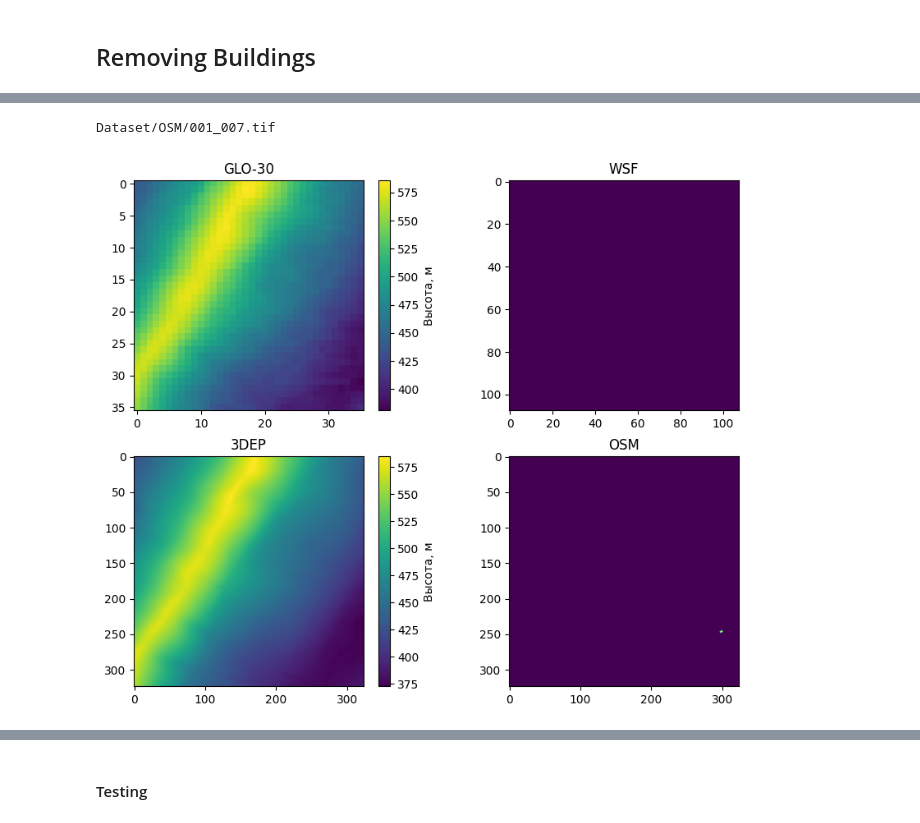
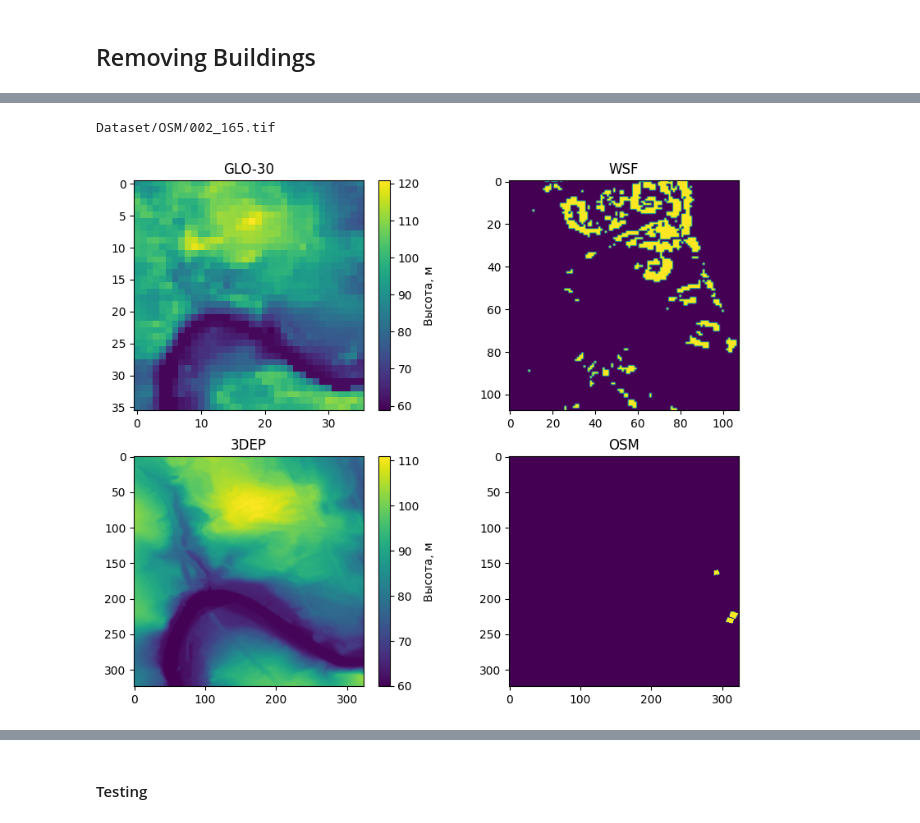
Before and after one commit to 4yvakZ/City-DEM-Superresolution, a Jupyter notebook: DatasetGenerator.ipynb, the cells around one changed output, grey strips where cells are left out. Saved outputs shown, nothing was run; the diff lists cells and outputs as text; code cells hidden in the pictures.

```diff
--- a/DatasetGenerator.ipynb
+++ b/DatasetGenerator.ipynb
@@ -389,39 +391,39 @@ max        0.0     0.000105      1.0      0.0
 # %%
-suffix =  df_buildings["Suffix"].values[30]
+suffix =  df_buildings["Suffix"].values[26]
 path = OUTPUT_DATA_DIR + OSM_DIR + suffix
 osm= read_map(path)
 print(path)
 path = OUTPUT_DATA_DIR + GLO_DIR + suffix
 glo = read_map(path)
 path = OUTPUT_DATA_DIR + WSF_DIR + suffix
 wsf = read_map(path)
 path = OUTPUT_DATA_DIR + DEP_DIR + suffix
 dep = read_map(path)
 
 fig, ax = plt.subplots(figsize=(10, 8))
 ax.remove()
 ax = plt.subplot(2, 2, 1)
 plt.imshow(glo)
 im = ax.get_images()[0]
 cb = fig.colorbar(im, ax=ax)
 cb.set_label('Высота, м')
 plt.title("GLO-30")
 plt.subplot(2, 2, 2)
 plt.imshow(wsf)
 plt.title("WSF")
 plt.subplot(2, 2, 4)
 plt.imshow(osm)
 plt.title("OSM")
 ax = plt.subplot(2, 2, 3)
 plt.imshow(dep)
 plt.title("3DEP")
 im = ax.get_images()[0]
 cb = fig.colorbar(im, ax=ax)
 cb.set_label('Высота, м')
 plt.show()
 # %% [output]
-Dataset/OSM/001_007.tif
+Dataset/OSM/002_165.tif
-[figure, old version]
+[figure, new version]
 # %%
 glo_filt_wsf = filter_with_mask(glo, wsf)
 glo_filt_osm = filter_with_mask(glo, osm)
```
Also changed, not shown: parts of 9 cells of this notebook, 1 other file.
